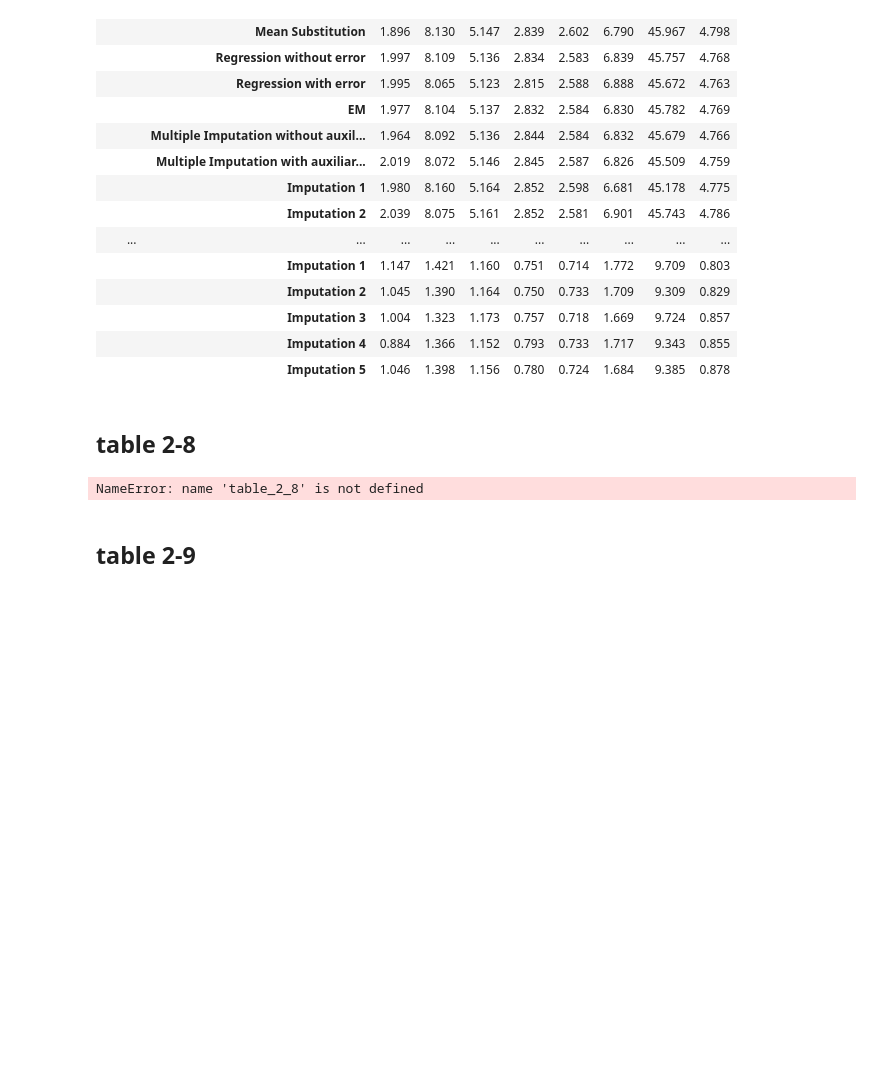
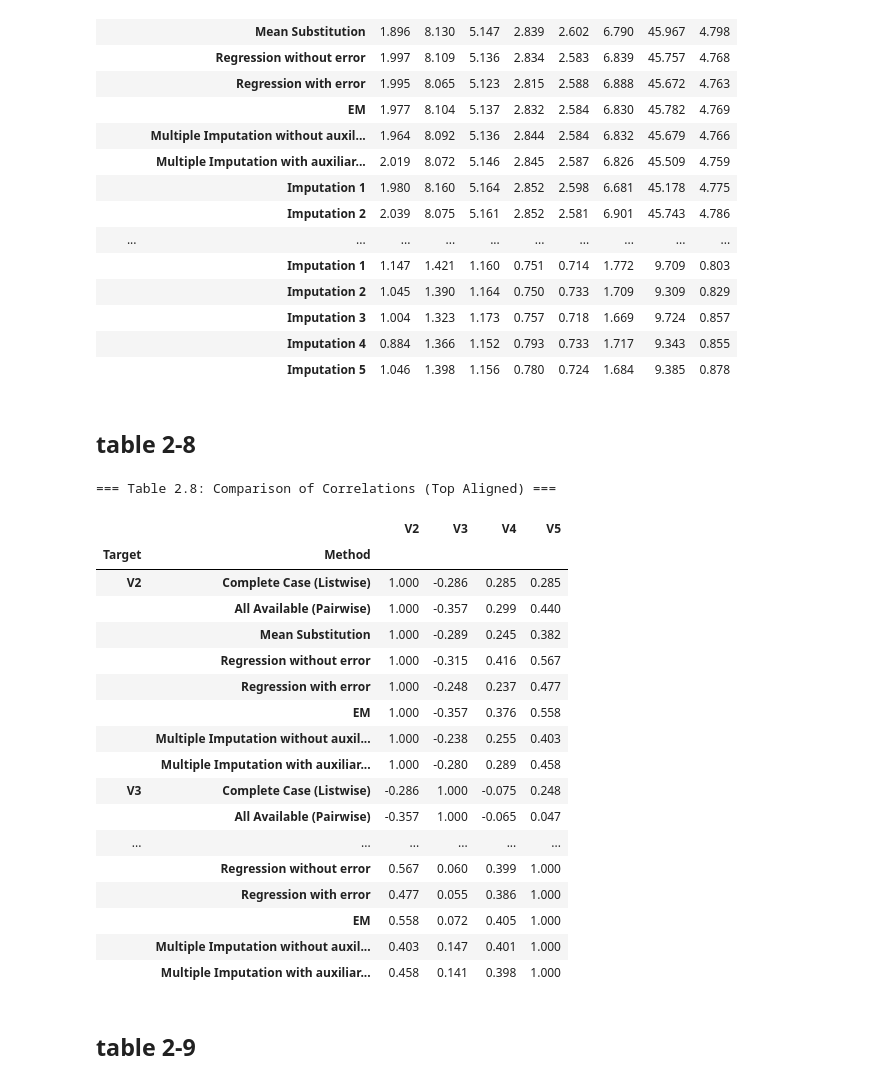
Before and after one commit to Xin95172/Personal-Project, a Jupyter notebook: 多變量分析/main.ipynb, the cells around one changed output. Saved outputs shown, nothing was run; the diff lists cells and outputs as text; code cells hidden in the pictures; blank space fills up the shorter version.

```diff
--- a/多變量分析/main.ipynb
+++ b/多變量分析/main.ipynb
@@ -809,34 +805,66 @@ for i in range(1, 6):
     corr_mats_aux.append(out[target_vars].corr())
 
 # 計算平均矩陣
 avg_corr_aux = pd.concat([m for m in corr_mats_aux]).groupby(level=0).mean()
 for r_var in target_vars:
     row_data = {'Target': r_var, 'Method': 'Multiple Imputation with auxiliary variables'}
     for c_var in target_vars:
         row_data[c_var] = avg_corr_aux.loc[r_var, c_var]
     results.append(row_data)
 
 
 # --- 4. 格式化輸出 (靠上對齊版) ---
 # ... (DataFrame 排序邏輯同上) ...
+# [新增修正] 轉換 results 為 DataFrame 並定義排序
+method_order = [
+    'Complete Case (Listwise)',
+    'All Available (Pairwise)',
+    'Mean Substitution',
+    'Regression without error',
+    'Regression with error',
+    'EM',
+    'Multiple Imputation without auxiliary variables',
+    'Multiple Imputation with auxiliary variables'
+]
+
+table_2_8 = pd.DataFrame(results).set_index(['Target', 'Method'])
+
 row_order = []
 for v in ['V2', 'V3', 'V4', 'V5']:
     for m in method_order:
         row_order.append((v, m))
 table_2_8 = table_2_8.reindex(row_order)
 table_2_8 = table_2_8[['V2', 'V3', 'V4', 'V5']]
 print("=== Table 2.8: Comparison of Correlations (Top Aligned) ===")
 # 定義 CSS 樣式
 styles = [
     # 針對 Index (Variable & Method) 設定靠上對齊
     {'selector': 'th', 'props': [('vertical-align', 'top')]},
     # 針對數據儲存格設定置中
     {'selector': 'td', 'props': [('text-align', 'center')]}
 ]
 # 應用樣式
 display(table_2_8.style.format('{:.3f}').set_table_styles(styles))
 # %% [output]
-NameError: name 'table_2_8' is not defined
+=== Table 2.8: Comparison of Correlations (Top Aligned) ===
+|  |  | V2 | V3 | V4 | V5 |
+| Target | Method |  |  |  |  |
+| V2 | Complete Case (Listwise) | 1.000 | -0.286 | 0.285 | 0.285 |
+|  | All Available (Pairwise) | 1.000 | -0.357 | 0.299 | 0.440 |
+|  | Mean Substitution | 1.000 | -0.289 | 0.245 | 0.382 |
+|  | Regression without error | 1.000 | -0.315 | 0.416 | 0.567 |
+|  | Regression with error | 1.000 | -0.248 | 0.237 | 0.477 |
+|  | EM | 1.000 | -0.357 | 0.376 | 0.558 |
+|  | Multiple Imputation without auxil... | 1.000 | -0.238 | 0.255 | 0.403 |
+|  | Multiple Imputation with auxiliar... | 1.000 | -0.280 | 0.289 | 0.458 |
+| V3 | Complete Case (Listwise) | -0.286 | 1.000 | -0.075 | 0.248 |
+|  | All Available (Pairwise) | -0.357 | 1.000 | -0.065 | 0.047 |
+| ... | ... | ... | ... | ... | ... |
+|  | Regression without error | 0.567 | 0.060 | 0.399 | 1.000 |
+|  | Regression with error | 0.477 | 0.055 | 0.386 | 1.000 |
+|  | EM | 0.558 | 0.072 | 0.405 | 1.000 |
+|  | Multiple Imputation without auxil... | 0.403 | 0.147 | 0.401 | 1.000 |
+|  | Multiple Imputation with auxiliar... | 0.458 | 0.141 | 0.398 | 1.000 |
 # %% [markdown]
 ## table 2-9
 # %%
```
Also changed, not shown: parts of 1 cell of this notebook.
